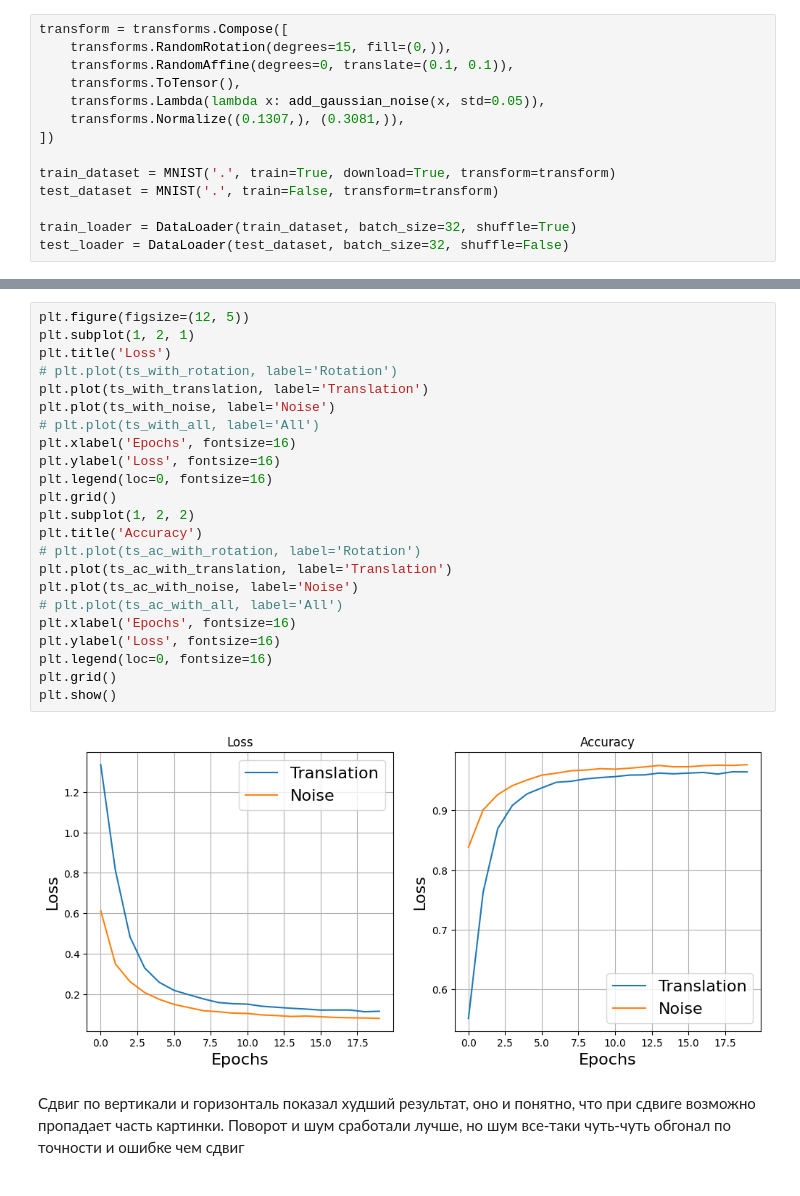
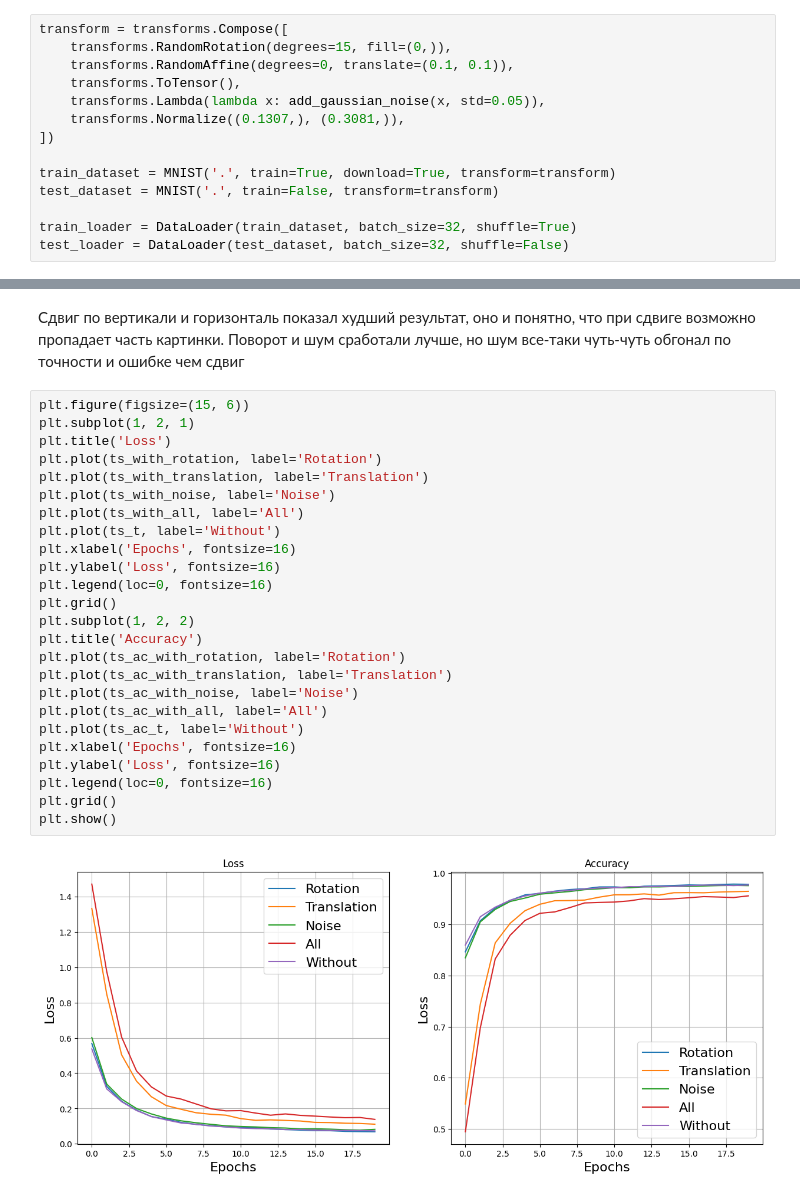
Before and after one commit to bellelli-one/DL, a Jupyter notebook: lab2/NN_HW2_2025.ipynb, the cells around one changed output, grey strips where cells are left out. Drawn from its saved outputs; the diff is of its cells as text.

```diff
--- a/lab2/NN_HW2_2025.ipynb
+++ b/lab2/NN_HW2_2025.ipynb
@@ -526,27 +534,29 @@ Epoch 19... (Train/Test) NLL: 0.156/0.147       Accuracy: 0.952/0.955
-# %%
-plt.figure(figsize=(12, 5))
-plt.subplot(1, 2, 1)
-plt.title('Loss')
-# plt.plot(ts_with_rotation, label='Rotation')
-plt.plot(ts_with_translation, label='Translation')
-plt.plot(ts_with_noise, label='Noise')
-# plt.plot(ts_with_all, label='All')
-plt.xlabel('Epochs', fontsize=16)
-plt.ylabel('Loss', fontsize=16)
-plt.legend(loc=0, fontsize=16)
-plt.grid()
-plt.subplot(1, 2, 2)
-plt.title('Accuracy')
-# plt.plot(ts_ac_with_rotation, label='Rotation')
-plt.plot(ts_ac_with_translation, label='Translation')
-plt.plot(ts_ac_with_noise, label='Noise')
-# plt.plot(ts_ac_with_all, label='All')
-plt.xlabel('Epochs', fontsize=16)
-plt.ylabel('Loss', fontsize=16)
-plt.legend(loc=0, fontsize=16)
-plt.grid()
-plt.show()
-# %% [output]
-[figure, removed]
 # %% [markdown]
 Сдвиг по вертикали и горизонталь показал худший результат, оно и понятно, что при сдвиге возможно пропадает часть картинки. Поворот и шум сработали лучше, но шум все-таки чуть-чуть обгонал по точности и ошибке чем сдвиг
+# %%
+plt.figure(figsize=(15, 6))
+plt.subplot(1, 2, 1)
+plt.title('Loss')
+plt.plot(ts_with_rotation, label='Rotation')
+plt.plot(ts_with_translation, label='Translation')
+plt.plot(ts_with_noise, label='Noise')
+plt.plot(ts_with_all, label='All')
+plt.plot(ts_t, label='Without')
+plt.xlabel('Epochs', fontsize=16)
+plt.ylabel('Loss', fontsize=16)
+plt.legend(loc=0, fontsize=16)
+plt.grid()
+plt.subplot(1, 2, 2)
+plt.title('Accuracy')
+plt.plot(ts_ac_with_rotation, label='Rotation')
+plt.plot(ts_ac_with_translation, label='Translation')
+plt.plot(ts_ac_with_noise, label='Noise')
+plt.plot(ts_ac_with_all, label='All')
+plt.plot(ts_ac_t, label='Without')
+plt.xlabel('Epochs', fontsize=16)
+plt.ylabel('Loss', fontsize=16)
+plt.legend(loc=0, fontsize=16)
+plt.grid()
+plt.show()
+# %% [output]
+[figure, added]
```
Also changed, not shown: parts of 10 cells of this notebook.
